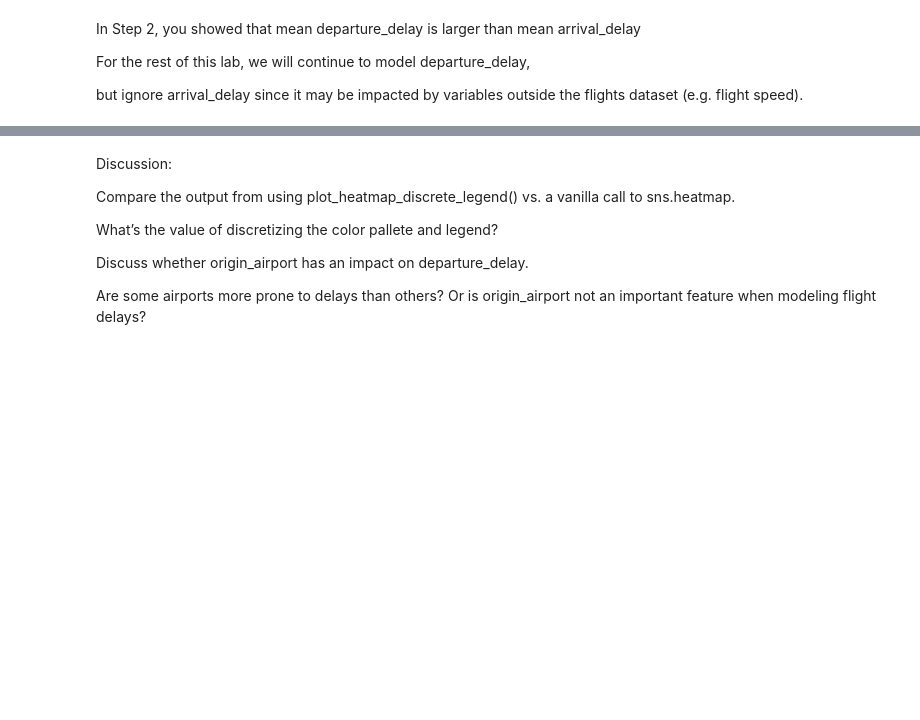
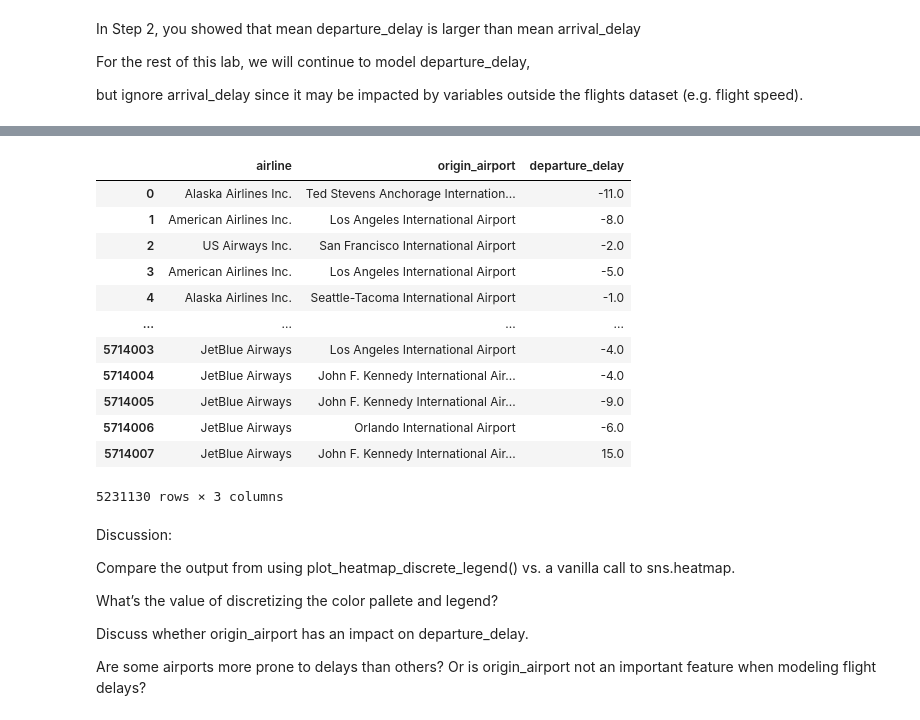
Before and after one commit to KadenFranklin/csci285, a Jupyter notebook: lab 4/Flight data.ipynb, the cells around one changed output, grey strips where cells are left out. Cells and saved outputs as stored; diff of their text form; code cells hidden in the pictures; blank space fills up the shorter version.

```diff
--- a/lab 4/Flight data.ipynb
+++ b/lab 4/Flight data.ipynb
@@ -377,0 +310,24 @@ c_t.head()
+# %%
+
+# Let’s see if the origin_airport has an impact on departure_delay by plotting a heatmap of
+# airline vs. origin_airport. The color should correspond to delay_level, which we will define in a bit.
+
+# Feature Selection: Start by creating a dataframe that has the three columns mentioned above.
+
+newest_df = flights[['airline', 'origin_airport', 'departure_delay']]
+# %%
+newest_df
+# %% [output]
+|  | airline | origin_airport | departure_delay |
+| 0 | Alaska Airlines Inc. | Ted Stevens Anchorage Internation... | -11.0 |
+| 1 | American Airlines Inc. | Los Angeles International Airport | -8.0 |
+| 2 | US Airways Inc. | San Francisco International Airport | -2.0 |
+| 3 | American Airlines Inc. | Los Angeles International Airport | -5.0 |
+| 4 | Alaska Airlines Inc. | Seattle-Tacoma International Airport | -1.0 |
+| ... | ... | ... | ... |
+| 5714003 | JetBlue Airways | Los Angeles International Airport | -4.0 |
+| 5714004 | JetBlue Airways | John F. Kennedy International Air... | -4.0 |
+| 5714005 | JetBlue Airways | John F. Kennedy International Air... | -9.0 |
+| 5714006 | JetBlue Airways | Orlando International Airport | -6.0 |
+| 5714007 | JetBlue Airways | John F. Kennedy International Air... | 15.0 |
+5231130 rows × 3 columns
```
Also changed, not shown: parts of 58 cells of this notebook.
